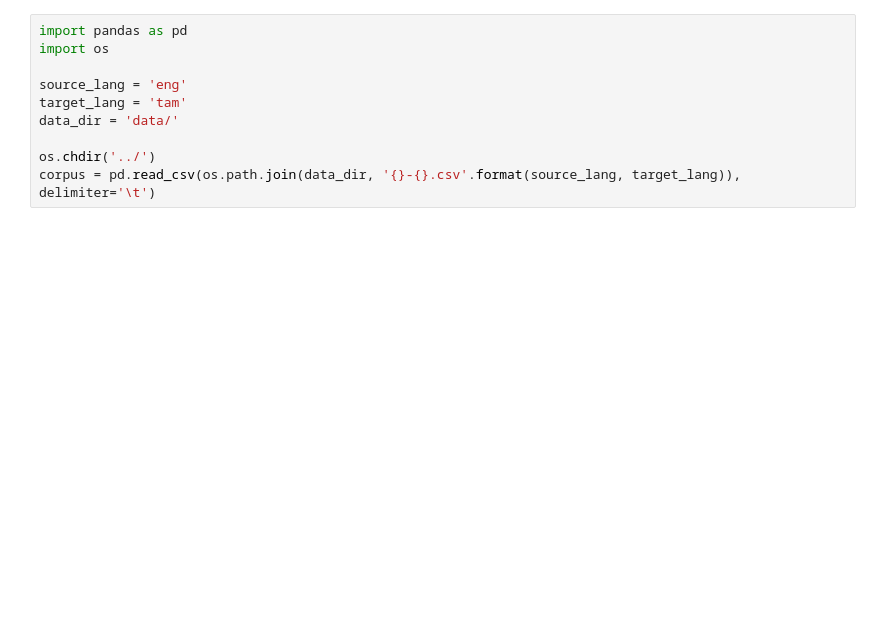
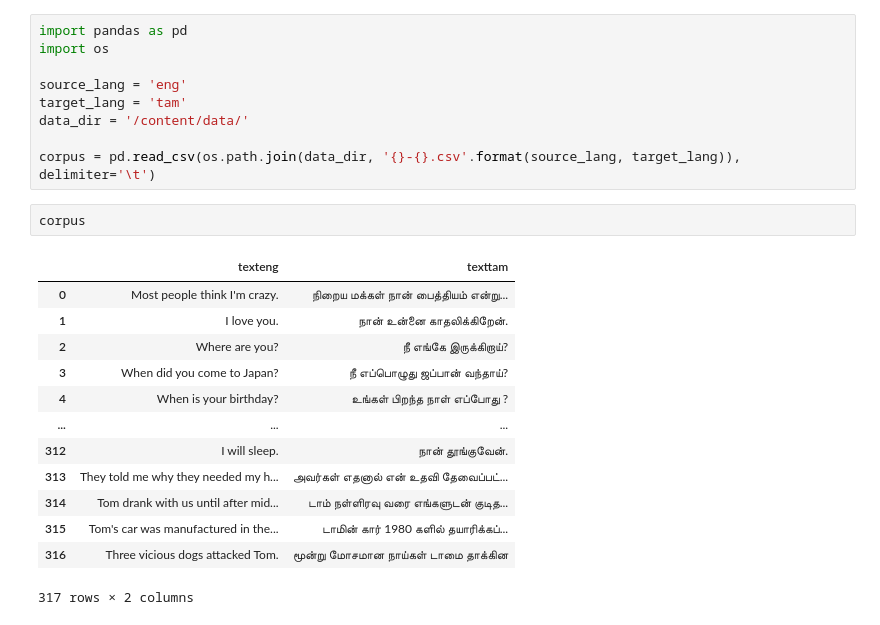
Before and after one commit to akashravichandran/colab-experiments, a Jupyter notebook: english_to_tamil.ipynb, the cells around one changed output. Cells and saved outputs as stored; diff of their text form; blank space fills up the shorter version.

```diff
--- a/english_to_tamil.ipynb
+++ b/english_to_tamil.ipynb
@@ -82,7 +63,22 @@ import os
 
 source_lang = 'eng'
 target_lang = 'tam'
-data_dir = 'data/'
+data_dir = '/content/data/'
 
-os.chdir('../')
 corpus = pd.read_csv(os.path.join(data_dir, '{}-{}.csv'.format(source_lang, target_lang)), delimiter='\t')
+# %%
+corpus
+# %% [output]
+|  | texteng | texttam |
+| 0 | Most people think I'm crazy. | நிறைய மக்கள் நான் பைத்தியம் என்று... |
+| 1 | I love you. | நான் உன்னை காதலிக்கிறேன். |
+| 2 | Where are you? | நீ எங்கே இருக்கிறாய்? |
+| 3 | When did you come to Japan? | நீ எப்பொழுது ஜப்பான் வந்தாய்? |
+| 4 | When is your birthday? | உங்கள் பிறந்த நாள் எப்போது ? |
+| ... | ... | ... |
+| 312 | I will sleep. | நான் தூங்குவேன். |
+| 313 | They told me why they needed my h... | அவர்கள் எதனால் என் உதவி தேவைப்பட்... |
+| 314 | Tom drank with us until after mid... | டாம் நள்ளிரவு வரை எங்களுடன் குடித... |
+| 315 | Tom's car was manufactured in the... | டாமின் கார் 1980 களில் தயாரிக்கப்... |
+| 316 | Three vicious dogs attacked Tom. | மூன்று மோசமான நாய்கள் டாமை தாக்கின |
+317 rows × 2 columns
```
Also changed, not shown: parts of 23 cells of this notebook.
